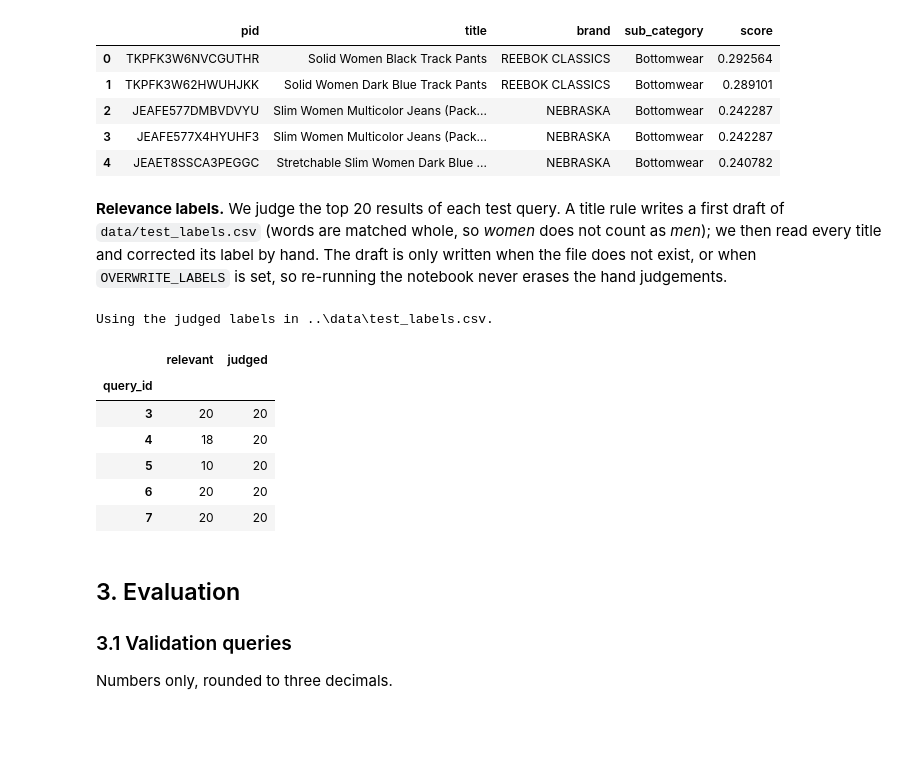
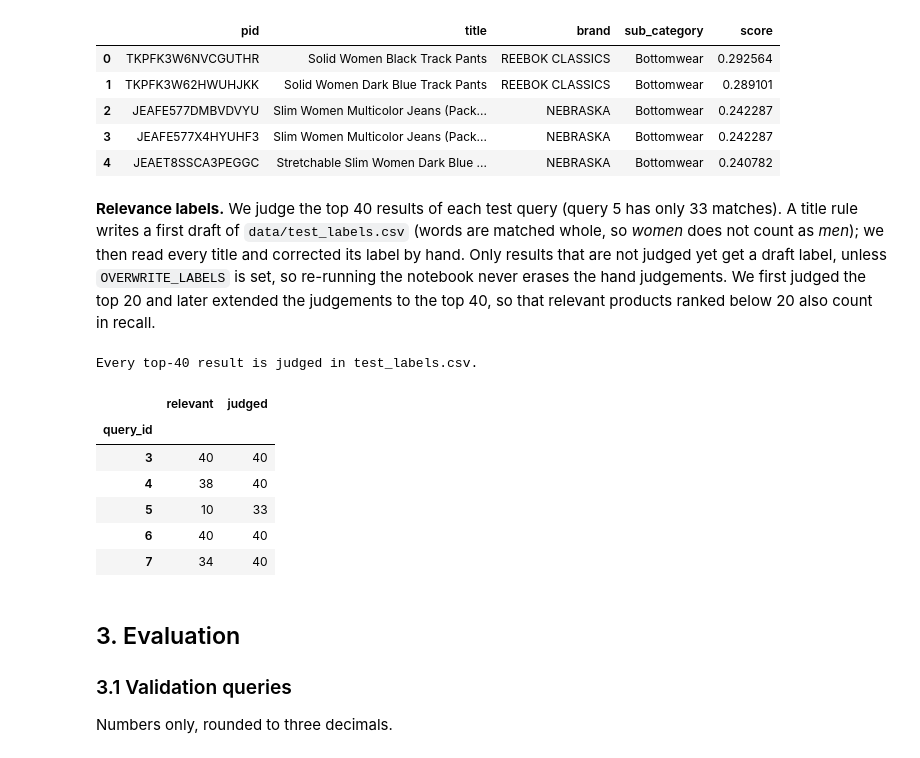
Before and after one commit to uripont/urban-outfinders, a Jupyter notebook: notebooks/part_2.ipynb, the cells around one changed output. Drawn from its saved outputs; the diff is of its cells as text; code cells hidden in the pictures; blank space fills up the shorter version.

```diff
--- a/notebooks/part_2.ipynb
+++ b/notebooks/part_2.ipynb
@@ -280,53 +280,62 @@ terms: ['women', 'ankl', 'leg']
 | 3 | JEAFE577X4HYUHF3 | Slim Women Multicolor Jeans (Pack... | NEBRASKA | Bottomwear | 0.242287 |
 | 4 | JEAET8SSCA3PEGGC | Stretchable Slim Women Dark Blue ... | NEBRASKA | Bottomwear | 0.240782 |
 # %% [markdown]
-**Relevance labels.** We judge the top 20 results of each test query. A title
+**Relevance labels.** We judge the top 40 results of each test query (query 5 has only 33 matches). A title
 rule writes a first draft of `data/test_labels.csv` (words are matched whole,
 so *women* does not count as *men*); we then read every title and corrected
-its label by hand. The draft is only written when the file does not exist, or
-when `OVERWRITE_LABELS` is set, so re-running the notebook never erases the
-hand judgements.
+its label by hand. Only results that are not judged yet get a draft
+label, unless `OVERWRITE_LABELS` is set, so re-running the notebook never
+erases the hand judgements. We first judged the top 20 and later extended the
+judgements to the top 40, so that relevant products ranked below 20 also count
+in recall.
 # %%
 import re
 
 LABELS_PATH = Path("../data/test_labels.csv")
 OVERWRITE_LABELS = False  # True rewrites the file from the rule and loses the hand judgements
 
 
 def title_words(title):
     """The lowercase words of a title, so 'women' is not matched as 'men'."""
     return set(re.findall(r"[a-z]+", title.lower()))
 
 
 DRAFT_RULES = {
     3: lambda w: "kurta" in w and "women" in w,
     4: lambda w: "polo" in w and "men" in w,
     5: lambda w: ("jogger" in w or "track" in w) and "men" in w,
     6: lambda w: "shirt" in w and "men" in w,
     7: lambda w: "jacket" in w and "denim" in w and "women" in w,
 }
 
-if OVERWRITE_LABELS or not LABELS_PATH.exists():
-    rows = []
-    for qid, query in TEST_QUERIES.items():
-        for _, result in engine.results(query, k=20).iterrows():
+JUDGE_DEPTH = 40
+
+judged = pd.DataFrame(columns=["title", "pid", "query_id", "labels"])
+if LABELS_PATH.exists() and not OVERWRITE_LABELS:
+    judged = pd.read_csv(LABELS_PATH)
+rows = []
+for qid, query in TEST_QUERIES.items():
+    done = set(judged.pid[judged.query_id == qid])
+    for _, result in engine.results(query, k=JUDGE_DEPTH).iterrows():
+        if result.pid not in done:
             rows.append({"title": result.title, "pid": result.pid, "query_id": qid,
                          "labels": int(DRAFT_RULES[qid](title_words(result.title)))})
-    pd.DataFrame(rows).to_csv(LABELS_PATH, index=False)
-    print(f"Wrote draft labels to {LABELS_PATH}: judge them by hand before evaluating.")
+if rows:
+    pd.concat([judged, pd.DataFrame(rows)]).sort_values("query_id", kind="stable").to_csv(LABELS_PATH, index=False)
+    print(f"Added {len(rows)} draft labels to {LABELS_PATH.name}: judge them by hand before evaluating.")
 else:
-    print(f"Using the judged labels in {LABELS_PATH}.")
+    print(f"Every top-{JUDGE_DEPTH} result is judged in {LABELS_PATH.name}.")
 
 pd.read_csv(LABELS_PATH).groupby("query_id").labels.agg(relevant="sum", judged="count")
 # %% [output]
-Using the judged labels in ..\data\test_labels.csv.
+Every top-40 result is judged in test_labels.csv.
 |  | relevant | judged |
 | query_id |  |  |
-| 3 | 20 | 20 |
-| 4 | 18 | 20 |
-| 5 | 10 | 20 |
-| 6 | 20 | 20 |
-| 7 | 20 | 20 |
+| 3 | 40 | 40 |
+| 4 | 38 | 40 |
+| 5 | 10 | 33 |
+| 6 | 40 | 40 |
+| 7 | 34 | 40 |
 # %% [markdown]
 ## 3. Evaluation
 
```
Also changed, not shown: parts of 2 cells of this notebook, 4 other files.
